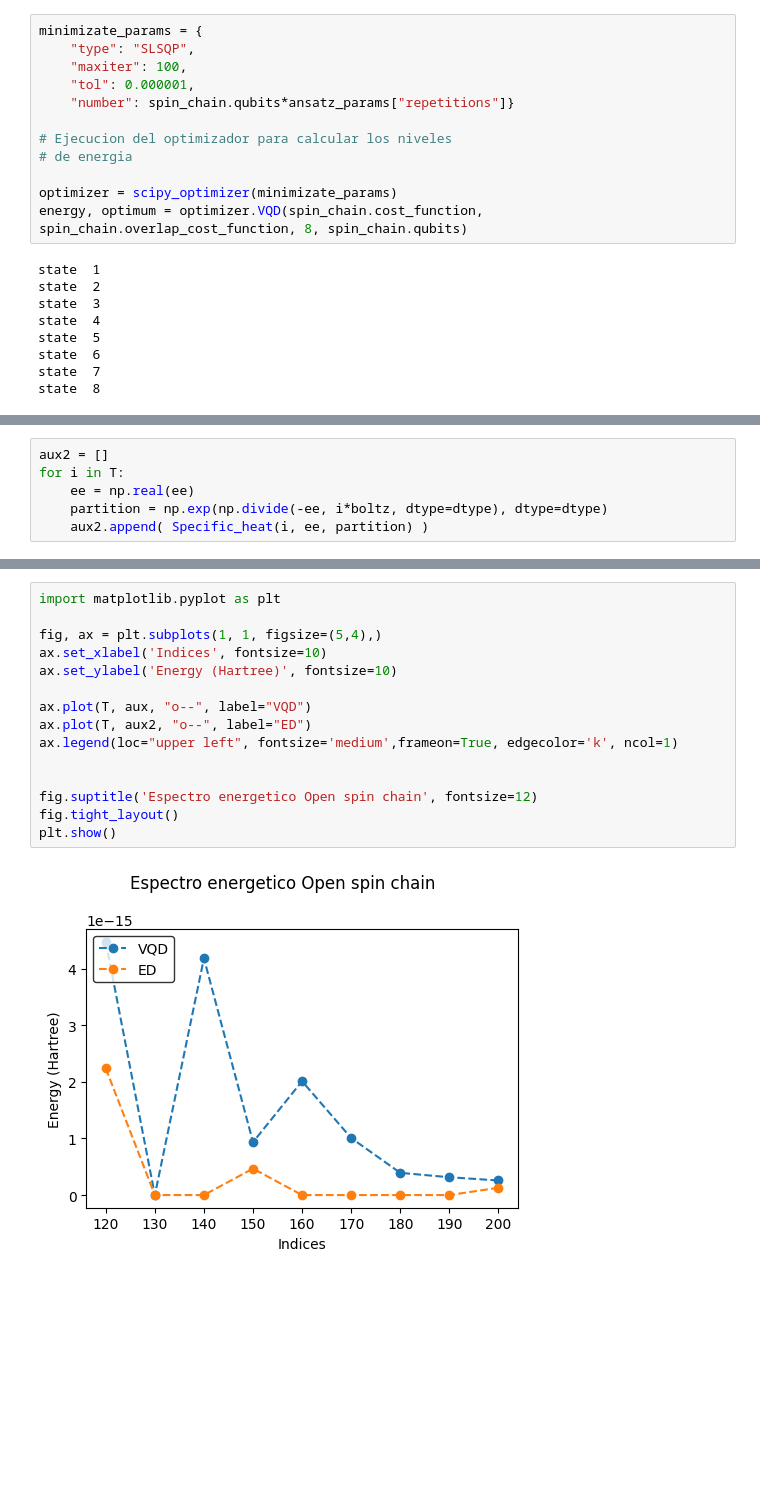
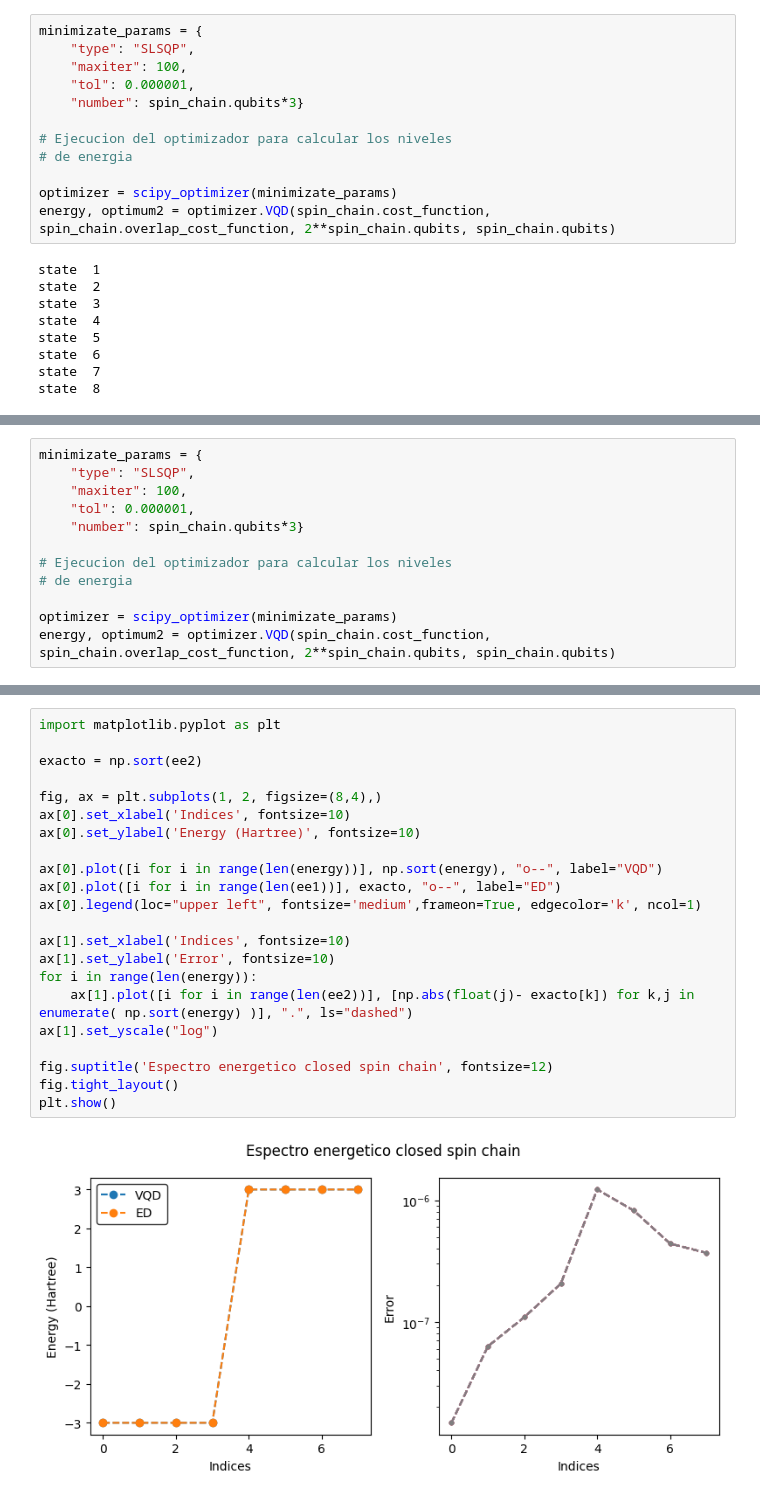
Before and after one commit to javinoram/VqePy, a Jupyter notebook: demos/Spin.ipynb, the cells around one changed output, grey strips where cells are left out. Drawn from its saved outputs; the diff is of its cells as text; blank space fills up the shorter version.

Commit message:
spin jupyter

```diff
--- a/demos/Spin.ipynb
+++ b/demos/Spin.ipynb
@@ -107,13 +168,13 @@ minimizate_params = {
     "type": "SLSQP",
     "maxiter": 100,
     "tol": 0.000001,
-    "number": spin_chain.qubits*ansatz_params["repetitions"]}
+    "number": spin_chain.qubits*3}
 
 # Ejecucion del optimizador para calcular los niveles
 # de energia
 
 optimizer = scipy_optimizer(minimizate_params)
-energy, optimum = optimizer.VQD(spin_chain.cost_function, spin_chain.overlap_cost_function, 8, spin_chain.qubits)
+energy, optimum2 = optimizer.VQD(spin_chain.cost_function, spin_chain.overlap_cost_function, 2**spin_chain.qubits, spin_chain.qubits)
 # %% [output]
 state  1
 state  2
@@ -203,6 +236,0 @@ TypeError: data type 'float128' not understood
-# %%
-aux2 = []
-for i in T:
-    ee = np.real(ee)
-    partition = np.exp(np.divide(-ee, i*boltz, dtype=dtype), dtype=dtype)
-    aux2.append( Specific_heat(i, ee, partition) )
@@ -210,0 +237,12 @@ NameError: name 'T' is not defined
+# %%
+minimizate_params = {
+    "type": "SLSQP",
+    "maxiter": 100,
+    "tol": 0.000001,
+    "number": spin_chain.qubits*3}
+
+# Ejecucion del optimizador para calcular los niveles
+# de energia
+
+optimizer = scipy_optimizer(minimizate_params)
+energy, optimum2 = optimizer.VQD(spin_chain.cost_function, spin_chain.overlap_cost_function, 2**spin_chain.qubits, spin_chain.qubits)
@@ -211,17 +258,24 @@ NameError: name 'T' is not defined
 # %%
 import matplotlib.pyplot as plt
 
-fig, ax = plt.subplots(1, 1, figsize=(5,4),)
-ax.set_xlabel('Indices', fontsize=10)
-ax.set_ylabel('Energy (Hartree)', fontsize=10)
+exacto = np.sort(ee2)
 
-ax.plot(T, aux, "o--", label="VQD")
-ax.plot(T, aux2, "o--", label="ED")
-ax.legend(loc="upper left", fontsize='medium',frameon=True, edgecolor='k', ncol=1)
+fig, ax = plt.subplots(1, 2, figsize=(8,4),)
+ax[0].set_xlabel('Indices', fontsize=10)
+ax[0].set_ylabel('Energy (Hartree)', fontsize=10)
 
+ax[0].plot([i for i in range(len(energy))], np.sort(energy), "o--", label="VQD")
+ax[0].plot([i for i in range(len(ee1))], exacto, "o--", label="ED")
+ax[0].legend(loc="upper left", fontsize='medium',frameon=True, edgecolor='k', ncol=1)
 
-fig.suptitle('Espectro energetico Open spin chain', fontsize=12)
+ax[1].set_xlabel('Indices', fontsize=10)
+ax[1].set_ylabel('Error', fontsize=10)
+for i in range(len(energy)):
+    ax[1].plot([i for i in range(len(ee2))], [np.abs(float(j)- exacto[k]) for k,j in enumerate( np.sort(energy) )], ".", ls="dashed")
+ax[1].set_yscale("log")
+
+fig.suptitle('Espectro energetico closed spin chain', fontsize=12)
 fig.tight_layout()
 plt.show()
 # %% [output]
-[figure, old version]
+[figure, new version]
```
Also changed, not shown: parts of 20 cells of this notebook, 12 other files.
